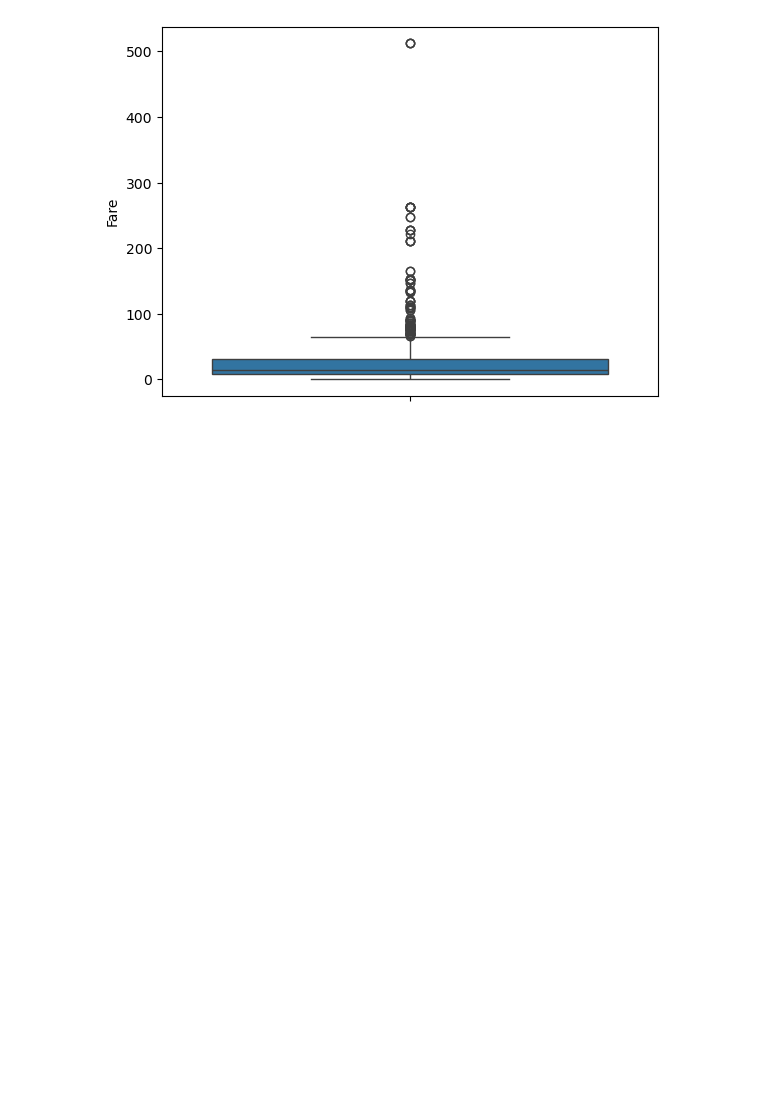
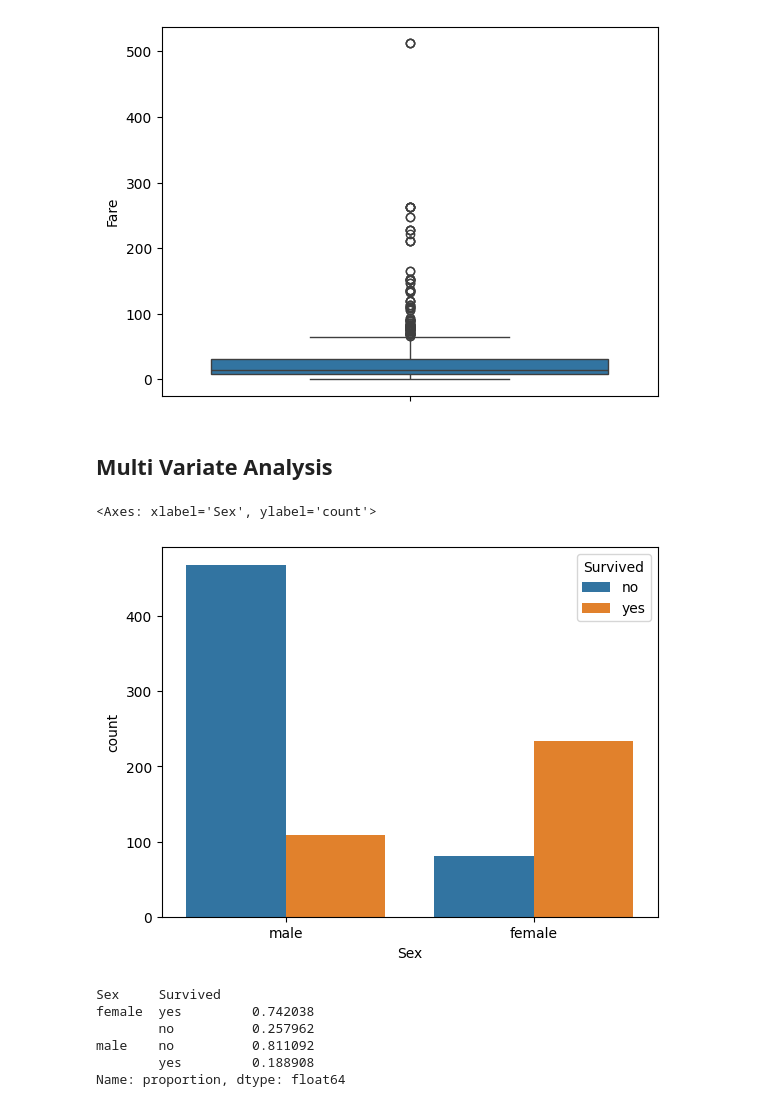
Before and after one commit to mehedihasanfoysal8/AI-ML, a Jupyter notebook: Machine Learning/week-01/exploratory-data-analysis-part1.ipynb, the cells around one changed output. Saved outputs shown, nothing was run; the diff lists cells and outputs as text; code cells hidden in the pictures; blank space fills up the shorter version.

```diff
--- a/Machine Learning/week-01/exploratory-data-analysis-part1.ipynb
+++ b/Machine Learning/week-01/exploratory-data-analysis-part1.ipynb
@@ -231,3 +231,21 @@ sns.boxplot(df['Fare'])
 # %% [output]
 <Axes: ylabel='Fare'>
 [figure]
+# %% [markdown]
+## Multi Variate Analysis
+# %%
+sns.countplot(x=df['Sex'], hue=df['Survived'])
+# %% [output]
+<Axes: xlabel='Sex', ylabel='count'>
+[figure, added]
+# %%
+gender_split = df.groupby("Sex")['Survived'].value_counts(normalize=True)
+
+print(gender_split)
+# %% [output]
+Sex     Survived
+female  yes         0.742038
+        no          0.257962
+male    no          0.811092
+        yes         0.188908
+Name: proportion, dtype: float64
```
Also changed, not shown: parts of 12 cells of this notebook, 2 other files.
